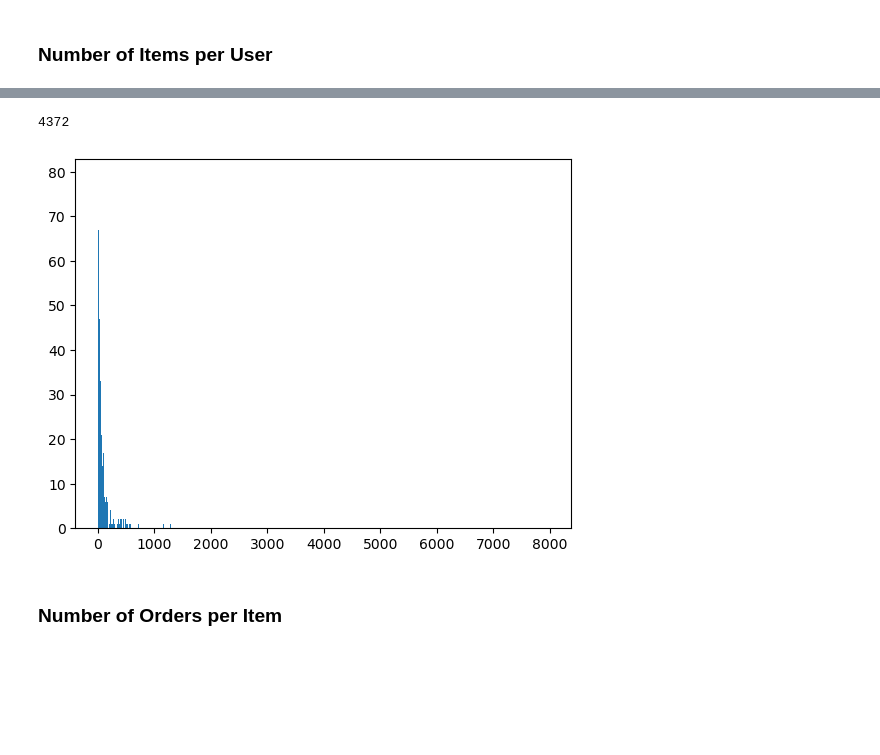
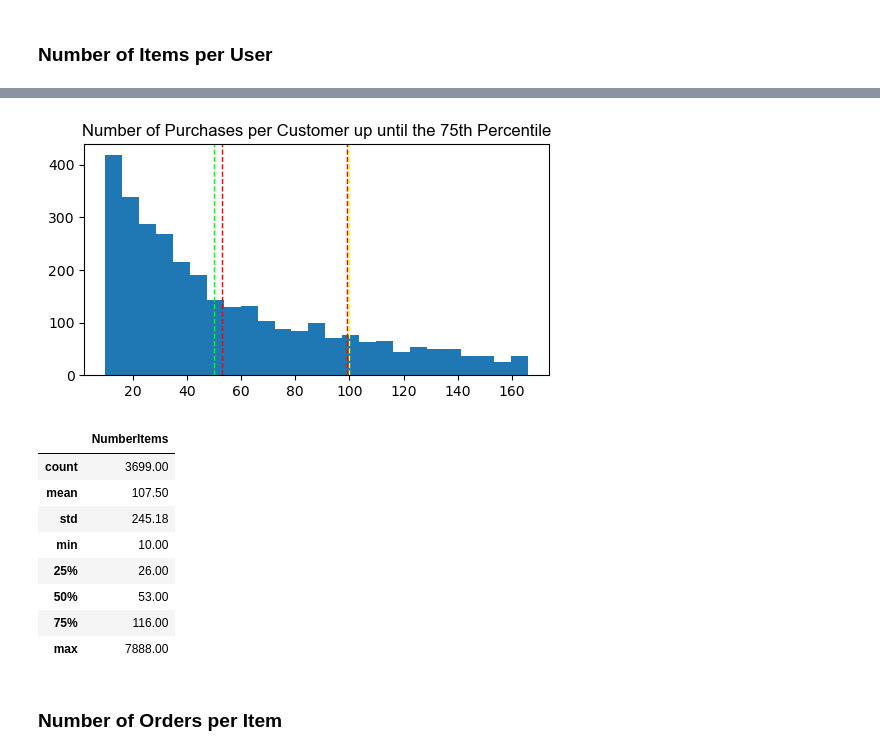
Before and after one commit to uadR1/Master-Thesis-Building-and-Evaluating-Candidate-Generation-Models-with-Neural-Networks, a Jupyter notebook: 01_ExplanatoryDataAnalysis/01_Eda_OnlineRetail.ipynb, the cells around one changed output, grey strips where cells are left out. Drawn from its saved outputs; the diff is of its cells as text; code cells hidden in the pictures; blank space fills up the shorter version.

```diff
--- a/01_ExplanatoryDataAnalysis/01_Eda_OnlineRetail.ipynb
+++ b/01_ExplanatoryDataAnalysis/01_Eda_OnlineRetail.ipynb
@@ -459,12 +459,31 @@ len(df_users[df_users['NumberItems']>=10])
-# %%
-len(df_users)
-# %% [output]
-4372
-# %%
-plt.hist(df_users.NumberItems, bins=8000)
-plt.show()
-# %% [output]
-[figure, removed]
+# %%
+# Define Figure Size
+plt.rcParams["figure.figsize"] = (6,3)
+# Choose
+df_user_hist = df_users[df_users['NumberItems']<167]
+plt.hist(df_user_hist.NumberItems, bins=25)
+plt.axvline(50, color = 'lime', linestyle='dashed', linewidth = 1)
+plt.axvline(100, color = 'yellow', linestyle='dashed', linewidth = 1)
+#plt.axvline(250, color = 'lime', linestyle='dashed', linewidth = 1)
+plt.axvline(df_users.NumberItems.median(), color = 'red', linestyle='dashed', linewidth = 1)
+plt.axvline(df_users.NumberItems.quantile(0.7), color = 'red', linestyle='dashed', linewidth = 1)
+#plt.axvline(df_users.NumberItems.max(), color = 'blue', linestyle='dashed', linewidth = 1)
+plt.title('Number of Purchases per Customer up until the 75th Percentile', fontname='Arial')
+plt.show()
+# %% [output]
+[figure, added]
+# %%
+df_users.describe()
+# %% [output]
+|  | NumberItems |
+| count | 3699.00 |
+| mean | 107.50 |
+| std | 245.18 |
+| min | 10.00 |
+| 25% | 26.00 |
+| 50% | 53.00 |
+| 75% | 116.00 |
+| max | 7888.00 |
 # %% [markdown]
 ### Number of Orders per Item
 # %%
```
Also changed, not shown: parts of 9 cells of this notebook, 2 other files.
